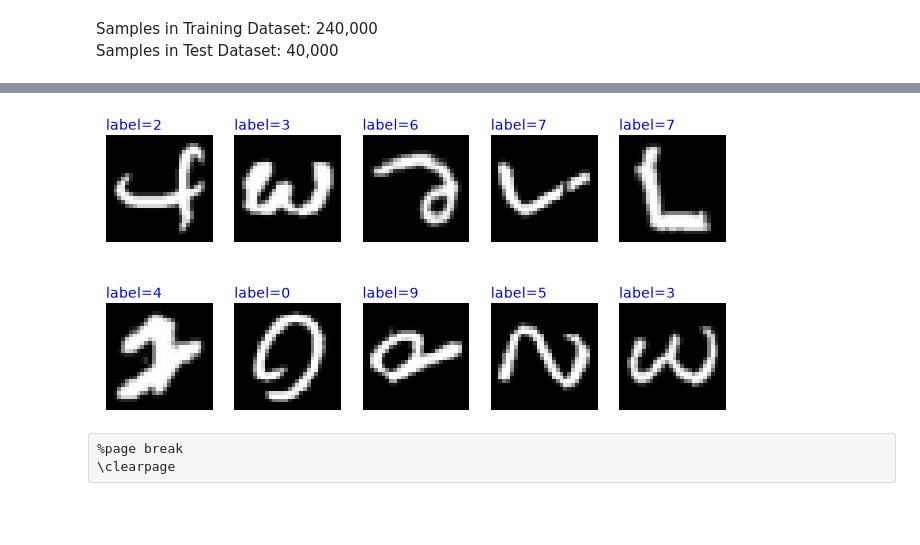
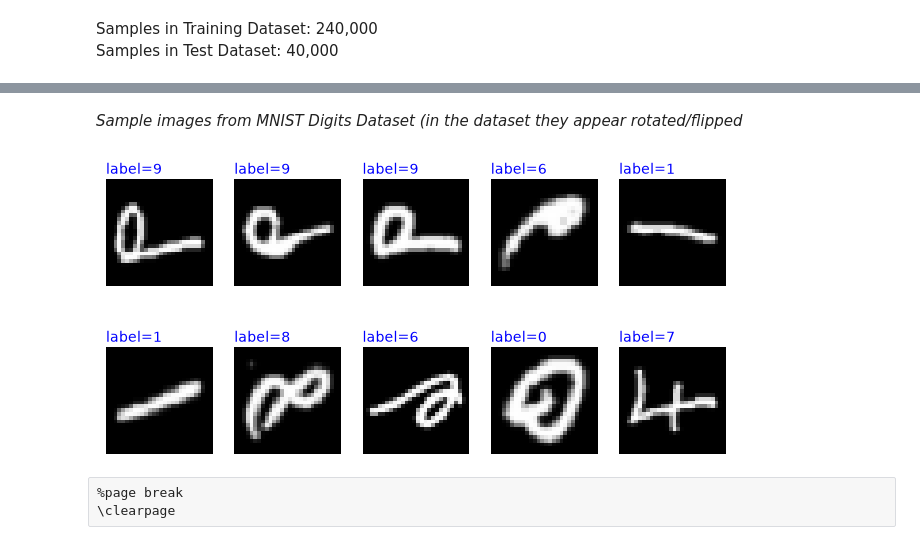
Before and after one commit to infinitezest/infinitezest-deep-learning-with-pytorch, a Jupyter notebook: fine-tuning.ipynb, the cells around one changed output, grey strips where cells are left out. Saved outputs shown, nothing was run; the diff lists cells and outputs as text; code cells hidden in the pictures; blank space fills up the shorter version.

```diff
--- a/fine-tuning.ipynb
+++ b/fine-tuning.ipynb
@@ -764,11 +764,16 @@ def show_sample_imgs(
         )
 
     plt.show()
-
-
-show_sample_imgs(ds=train_digit_dataset)
-# %% [output]
-[figure, removed]
+# %%
+display(
+    Markdown(
+        "*Sample images from MNIST Digits Dataset (in the dataset they appear rotated/flipped*"
+    )
+)
+show_sample_imgs(ds=train_digit_dataset)
+# %% [output]
+*Sample images from MNIST Digits Dataset (in the dataset they appear rotated/flipped*
+[figure, added]
 # %% [raw]
 %page break
 \clearpage
```
Also changed, not shown: parts of 22 cells of this notebook, 1 other file.
